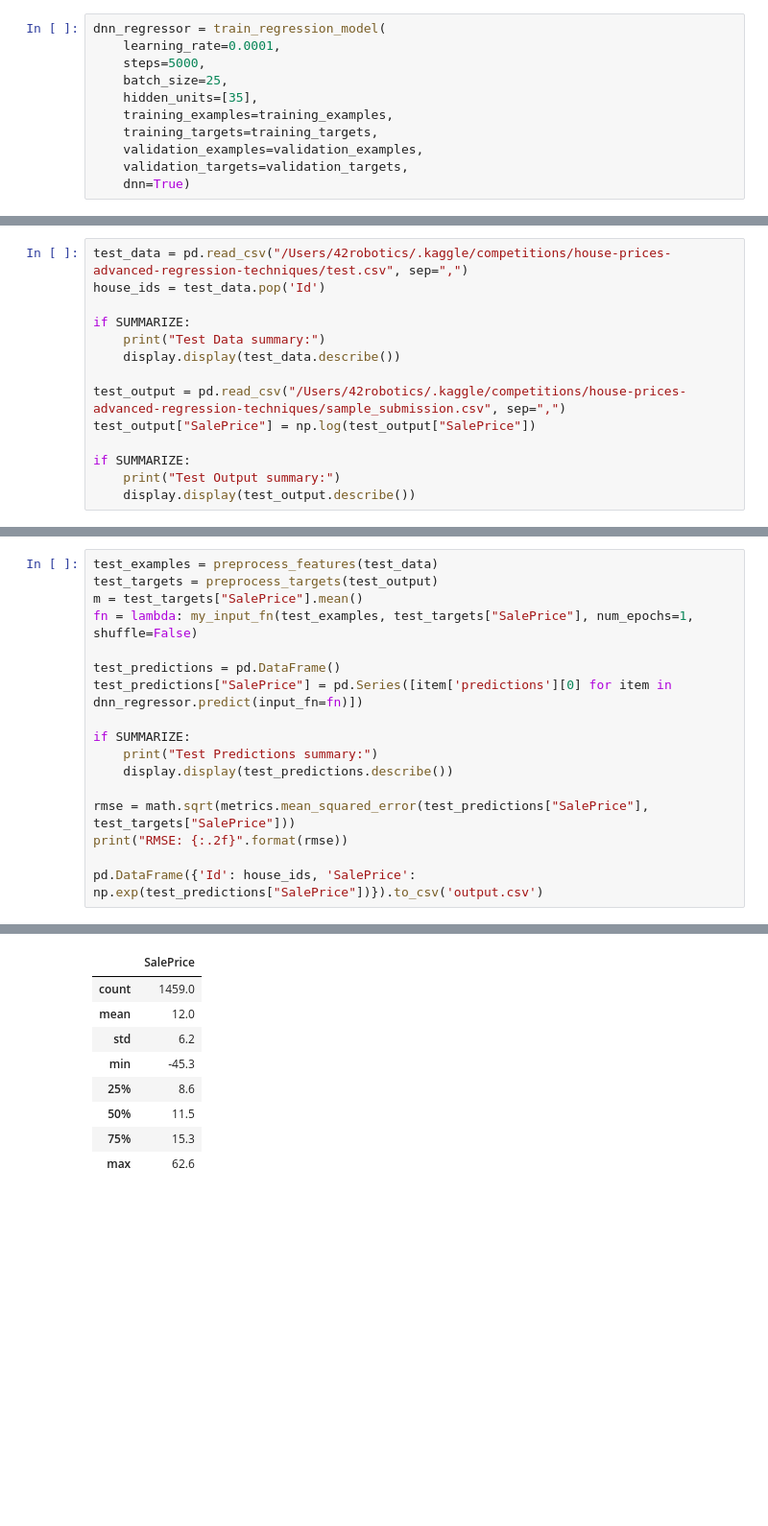
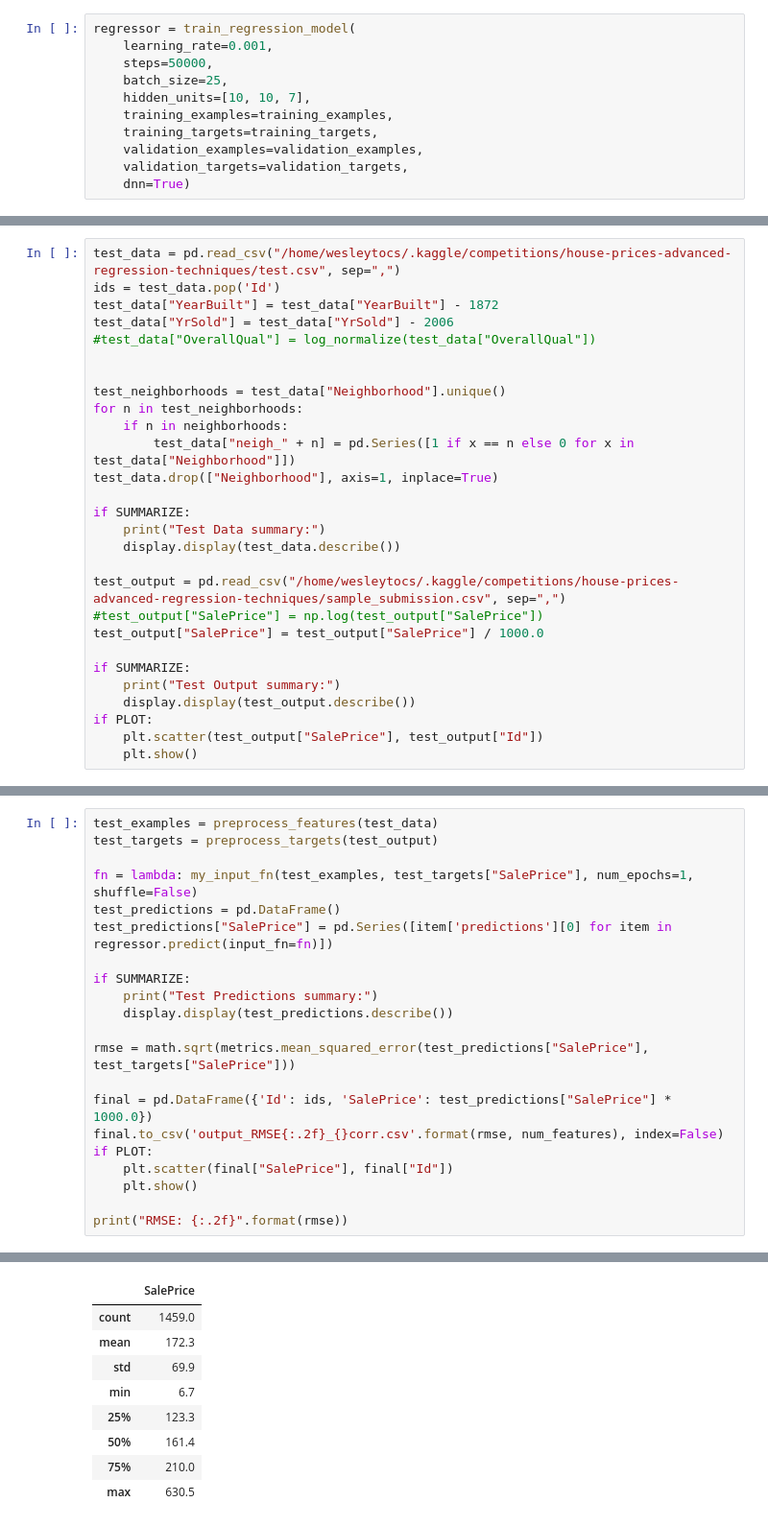
Before and after one commit to WesleyTo/HousePrices, a Jupyter notebook: House Prices.ipynb, the cells around one changed output, grey strips where cells are left out. Shown at 96% size. Cells and saved outputs as stored; diff of their text form; blank space fills up the shorter version.

```diff
--- a/House Prices.ipynb
+++ b/House Prices.ipynb
@@ -423,9 +406,9 @@ Validation targets summary:
 # %%
-dnn_regressor = train_regression_model(
-    learning_rate=0.0001,
-    steps=5000,
+regressor = train_regression_model(
+    learning_rate=0.001,
+    steps=50000,
     batch_size=25,
-    hidden_units=[35],
+    hidden_units=[10, 10, 7],
     training_examples=training_examples,
     training_targets=training_targets,
     validation_examples=validation_examples,
@@ -451,17 +434,31 @@ Final RMSE (on validation data): 4.96
 # %%
-test_data = pd.read_csv("/Users/42robotics/.kaggle/competitions/house-prices-advanced-regression-techniques/test.csv", sep=",")
-house_ids = test_data.pop('Id')
+test_data = pd.read_csv("/home/wesleytocs/.kaggle/competitions/house-prices-advanced-regression-techniques/test.csv", sep=",")
+ids = test_data.pop('Id')
+test_data["YearBuilt"] = test_data["YearBuilt"] - 1872
+test_data["YrSold"] = test_data["YrSold"] - 2006
+#test_data["OverallQual"] = log_normalize(test_data["OverallQual"])
+
+
+test_neighborhoods = test_data["Neighborhood"].unique()
+for n in test_neighborhoods:
+    if n in neighborhoods:
+        test_data["neigh_" + n] = pd.Series([1 if x == n else 0 for x in test_data["Neighborhood"]])
+test_data.drop(["Neighborhood"], axis=1, inplace=True)
 
 if SUMMARIZE:
     print("Test Data summary:")
     display.display(test_data.describe())
 
-test_output = pd.read_csv("/Users/42robotics/.kaggle/competitions/house-prices-advanced-regression-techniques/sample_submission.csv", sep=",")
-test_output["SalePrice"] = np.log(test_output["SalePrice"])
+test_output = pd.read_csv("/home/wesleytocs/.kaggle/competitions/house-prices-advanced-regression-techniques/sample_submission.csv", sep=",")
+#test_output["SalePrice"] = np.log(test_output["SalePrice"])
+test_output["SalePrice"] = test_output["SalePrice"] / 1000.0
 
 if SUMMARIZE:
     print("Test Output summary:")
     display.display(test_output.describe())
+if PLOT:
+    plt.scatter(test_output["SalePrice"], test_output["Id"])
+    plt.show()
 # %% [output]
 Test Data summary:
 |  | MSSubClass | LotFrontage | LotArea | OverallQual | OverallCond | YearBuilt | YearRemodAdd | MasVnrArea | ... |
@@ -487,28 +485,32 @@ Test Output summary:
 # %%
 test_examples = preprocess_features(test_data)
 test_targets = preprocess_targets(test_output)
-m = test_targets["SalePrice"].mean()
+
 fn = lambda: my_input_fn(test_examples, test_targets["SalePrice"], num_epochs=1, shuffle=False)
-
 test_predictions = pd.DataFrame()
-test_predictions["SalePrice"] = pd.Series([item['predictions'][0] for item in dnn_regressor.predict(input_fn=fn)])
+test_predictions["SalePrice"] = pd.Series([item['predictions'][0] for item in regressor.predict(input_fn=fn)])
 
 if SUMMARIZE:
     print("Test Predictions summary:")
     display.display(test_predictions.describe())
 
 rmse = math.sqrt(metrics.mean_squared_error(test_predictions["SalePrice"], test_targets["SalePrice"]))
+
+final = pd.DataFrame({'Id': ids, 'SalePrice': test_predictions["SalePrice"] * 1000.0})
+final.to_csv('output_RMSE{:.2f}_{}corr.csv'.format(rmse, num_features), index=False)
+if PLOT:
+    plt.scatter(final["SalePrice"], final["Id"])
+    plt.show()
+
 print("RMSE: {:.2f}".format(rmse))
-
-pd.DataFrame({'Id': house_ids, 'SalePrice': np.exp(test_predictions["SalePrice"])}).to_csv('output.csv')
 # %% [output]
 Test Predictions summary:
 |  | SalePrice |
 | count | 1459.0 |
-| mean | 12.0 |
-| std | 6.2 |
-| min | -45.3 |
-| 25% | 8.6 |
-| 50% | 11.5 |
-| 75% | 15.3 |
-| max | 62.6 |
+| mean | 172.3 |
+| std | 69.9 |
+| min | 6.7 |
+| 25% | 123.3 |
+| 50% | 161.4 |
+| 75% | 210.0 |
+| max | 630.5 |
```
Also changed, not shown: parts of 7 cells of this notebook.
